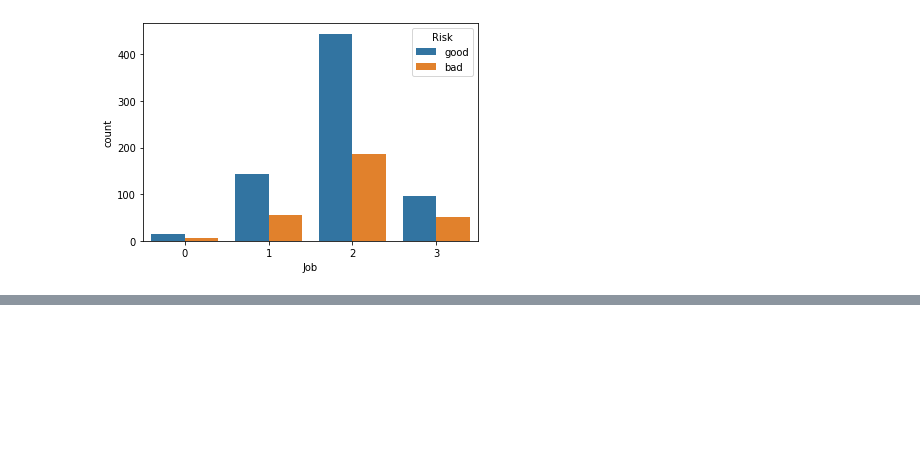
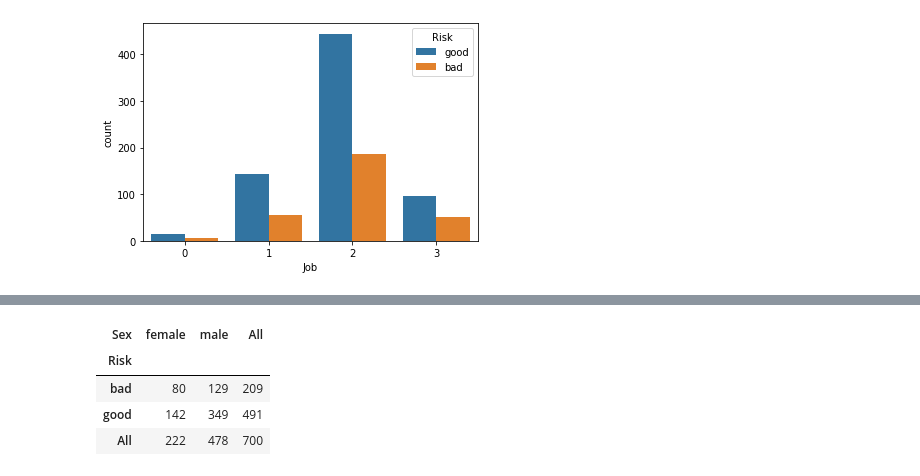
Before and after one commit to JavierRCCEdu/modeloCredito, a Jupyter notebook: notebooks/2-modelo inicial.ipynb, the cells around one changed output, grey strips where cells are left out. Saved outputs shown, nothing was run; the diff lists cells and outputs as text; code cells hidden in the pictures; blank space fills up the shorter version.

```diff
--- a/notebooks/2-modelo inicial.ipynb
+++ b/notebooks/2-modelo inicial.ipynb
@@ -45,0 +54,15 @@ sns.countplot(x="Job", hue="Risk", data=df)
+# %%
+tabla_riesgo_Sex=pd.crosstab(index=train['Risk'], columns=train['Sex'], margins=True)
+tabla_riesgo_Job=pd.crosstab(index=train['Risk'], columns=train['Job'], margins=True)
+tabla_riesgo_Housing=pd.crosstab(index=train['Risk'], columns=train['Housing'], margins=True)
+tabla_riesgo_SavingAc=pd.crosstab(index=train['Risk'], columns=train['Saving accounts'], margins=True)
+tabla_riesgo_CheckingAc=pd.crosstab(index=train['Risk'], columns=train['Checking account'], margins=True)
+tabla_riesgo_Purpose=pd.crosstab(index=train['Risk'], columns=train['Purpose'], margins=True)
+
+tabla_riesgo_Sex
+# %% [output]
+| Sex | female | male | All |
+| Risk |  |  |  |
+| bad | 80 | 129 | 209 |
+| good | 142 | 349 | 491 |
+| All | 222 | 478 | 700 |
```
Also changed, not shown: parts of 20 cells of this notebook.
